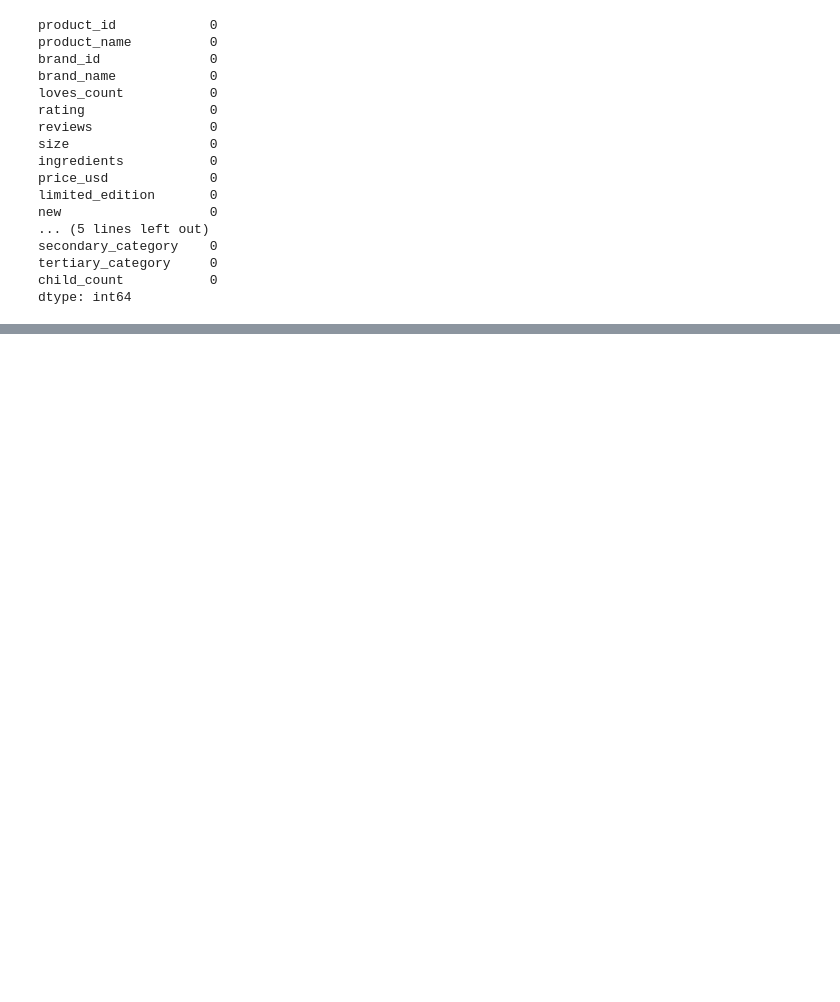
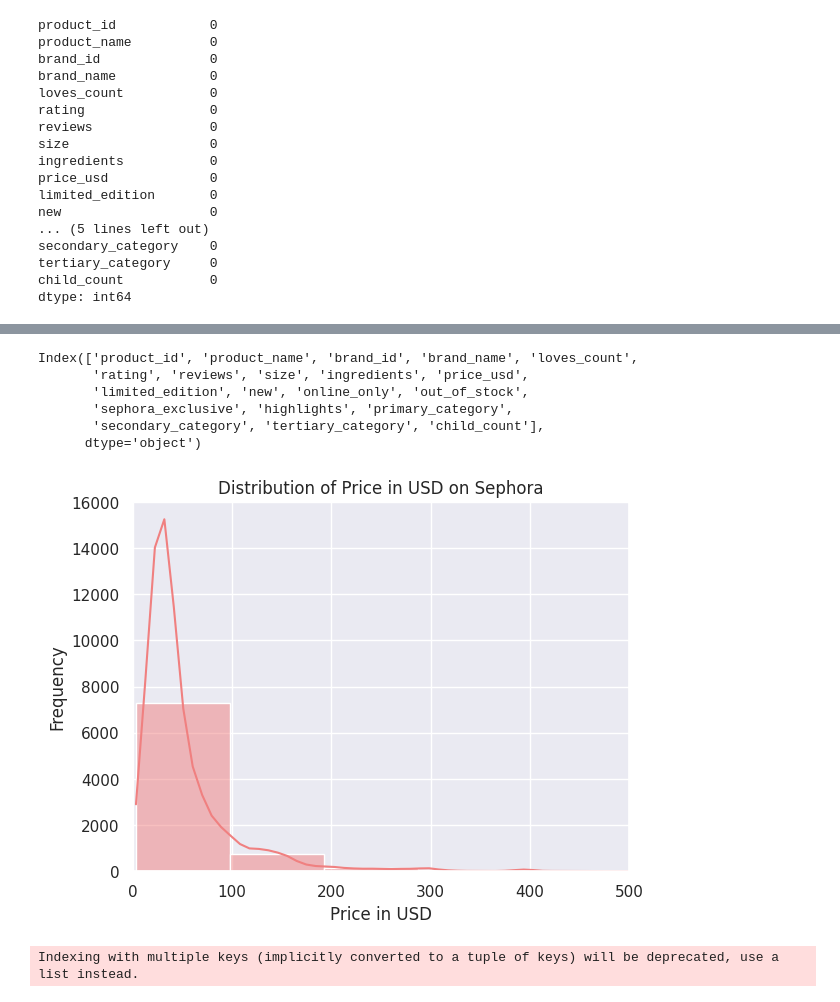
Before and after one commit to aksanaboo/sephora, a Jupyter notebook: SephoraEDA.ipynb, the cells around one changed output, grey strips where cells are left out. Cells and saved outputs as stored; diff of their text form; code cells hidden in the pictures; blank space fills up the shorter version.

```diff
--- a/SephoraEDA.ipynb
+++ b/SephoraEDA.ipynb
@@ -145,0 +206,19 @@ dtype: int64
+# %%
+product.columns
+# %% [output]
+Index(['product_id', 'product_name', 'brand_id', 'brand_name', 'loves_count',
+       'rating', 'reviews', 'size', 'ingredients', 'price_usd',
+       'limited_edition', 'new', 'online_only', 'out_of_stock',
+       'sephora_exclusive', 'highlights', 'primary_category',
+       'secondary_category', 'tertiary_category', 'child_count'],
+      dtype='object')
+# %%
+#price distribution (overall)
+sns.histplot(data=product,x ='price_usd',bins=20,kde=True,color='lightcoral')
+plt.xlabel('Price in USD')
+plt.ylabel('Frequency')
+plt.xlim(0,500)
+plt.title('Distribution of Price in USD on Sephora')
+plt.show()
+# %% [output]
+[figure, added]
@@ -145,0 +227,5 @@ dtype: int64
+# %%
+#brands
+brand = product.groupby('brand_name')['price_usd','rating'].sum()
+# %% [output]
+Indexing with multiple keys (implicitly converted to a tuple of keys) will be deprecated, use a list instead.
```
Also changed, not shown: parts of 22 cells of this notebook.
